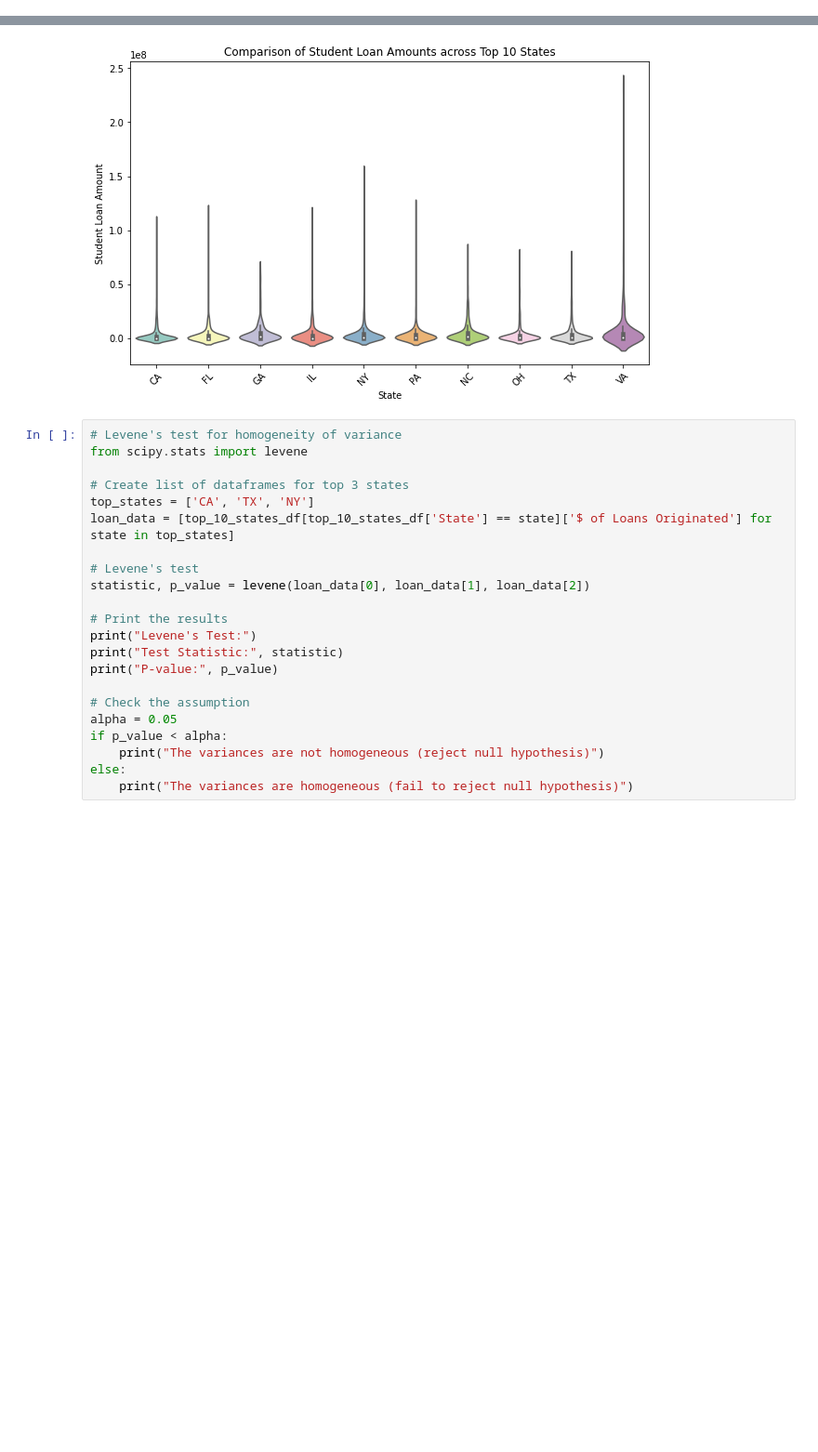
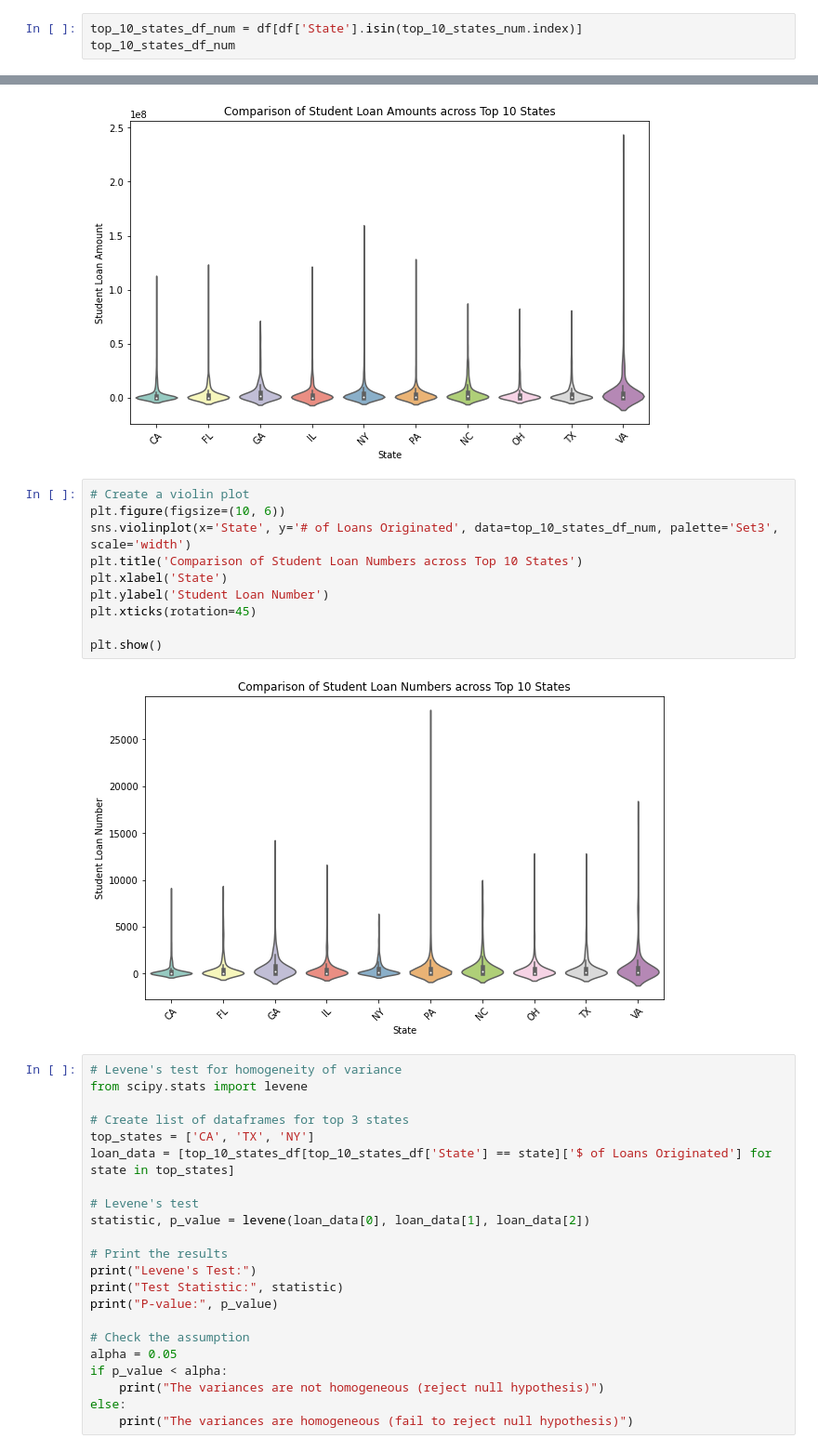
Before and after one commit to wemlaztdj/Demo_p1, a Jupyter notebook: main - ML.ipynb, the cells around one changed output, grey strips where cells are left out. Shown at 93% size. Drawn from its saved outputs; the diff is of its cells as text; blank space fills up the shorter version.

```diff
--- a/main - ML.ipynb
+++ b/main - ML.ipynb
@@ -177,3 +184,6 @@ top_10_states_df
 | 20759 | 20759 | 3948 | SAN FRANCISCO ART INSTITUTE | SAN FRANCISCO | CA | 94133 | Private-Nonprofit | Grad Plus | 2 | ... |
 | 20889 | 20889 | 11792 | FRANCISCAN SCHOOL OF THEOLOGY | NaN | CA | NaN | Private-Nonprofit | Grad Plus | 1 | ... |
 6429 rows × 13 columns
+# %%
+top_10_states_df_num = df[df['State'].isin(top_10_states_num.index)]
+top_10_states_df_num
@@ -230,6 +269,18 @@ plt.xticks(rotation=45)
 plt.show()
 # %% [output]
 [figure]
+# %%
+# Create a violin plot
+plt.figure(figsize=(10, 6))
+sns.violinplot(x='State', y='# of Loans Originated', data=top_10_states_df_num, palette='Set3', scale='width')
+plt.title('Comparison of Student Loan Numbers across Top 10 States')
+plt.xlabel('State')
+plt.ylabel('Student Loan Number')
+plt.xticks(rotation=45)
+
+plt.show()
+# %% [output]
+[figure, added]
 # %%
 # Levene's test for homogeneity of variance
 from scipy.stats import levene
```
Also changed, not shown: parts of 10 cells of this notebook.
